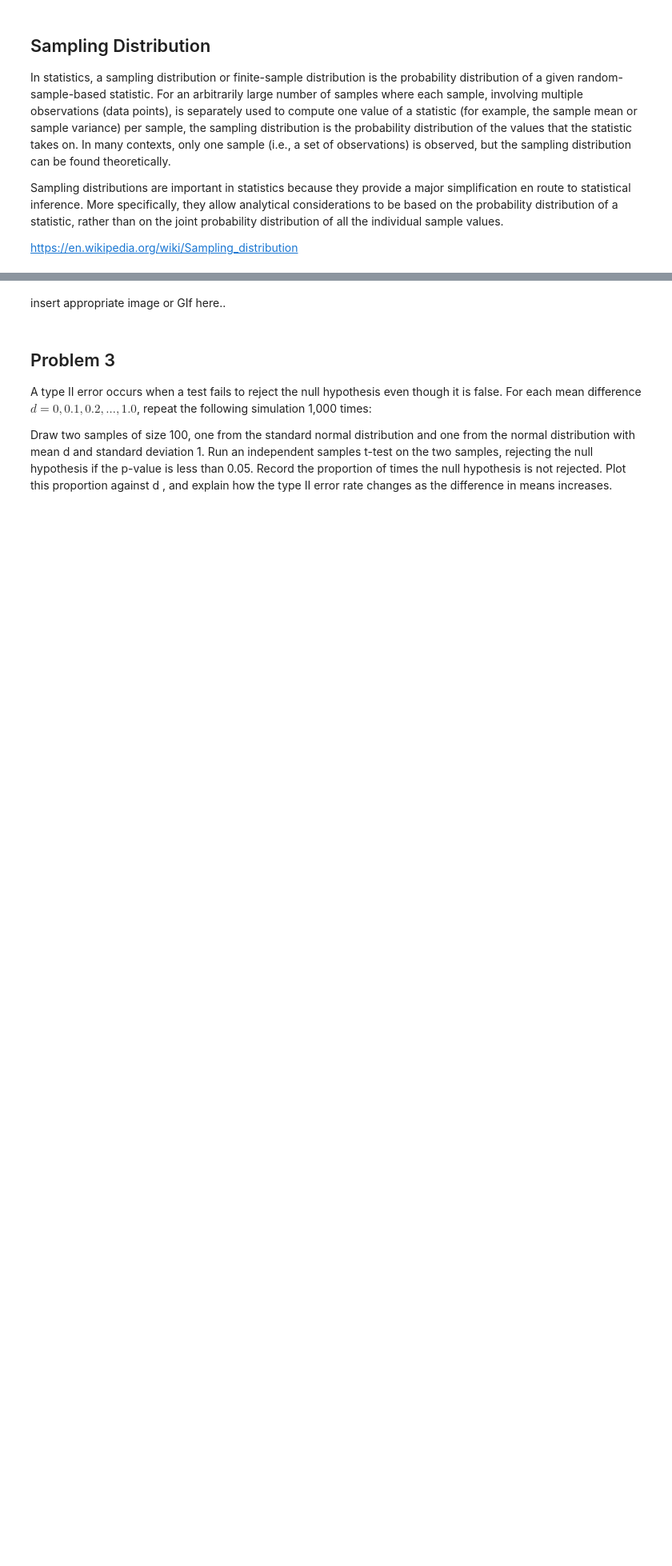
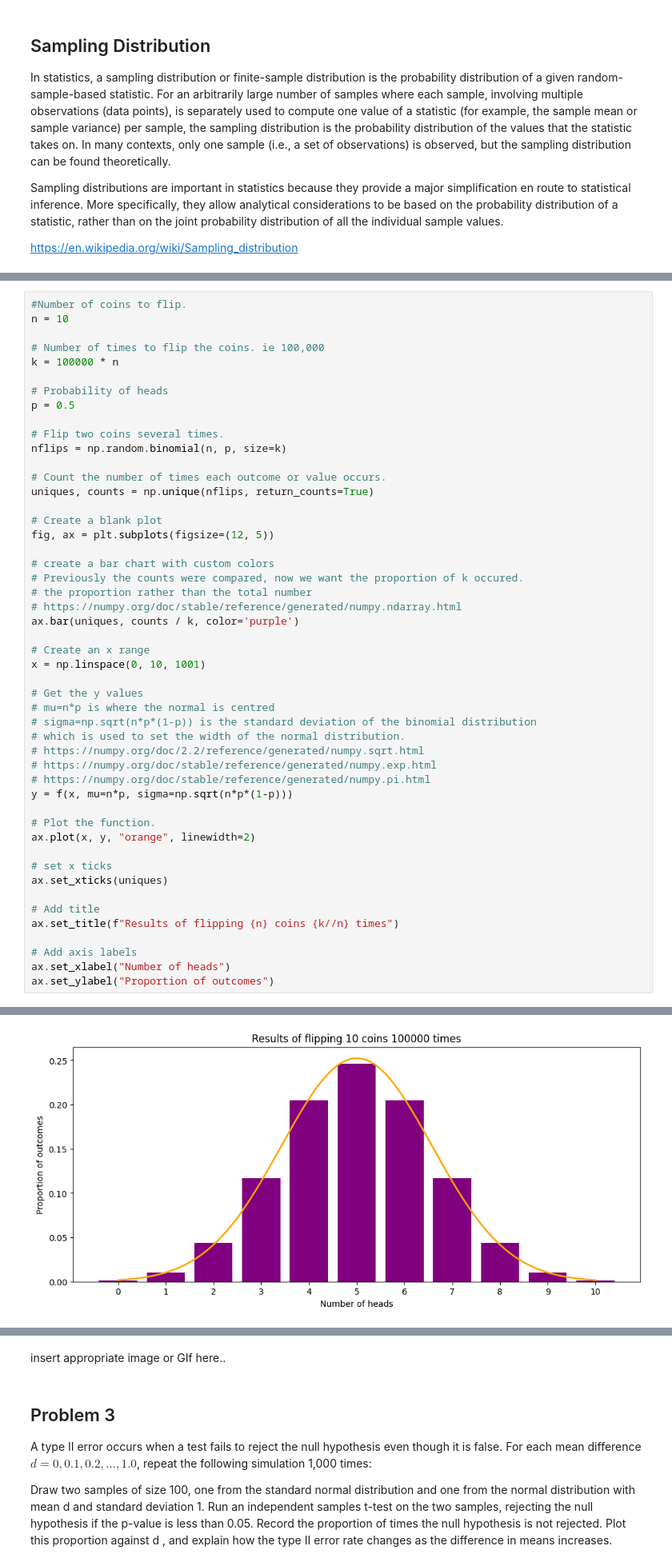
Before and after one commit to GraceMarySmyth/applied-statistics-assessment, a Jupyter notebook: problems.ipynb, the cells around one changed output, grey strips where cells are left out. Shown at 80% size. Cells and saved outputs as stored; diff of their text form; blank space fills up the shorter version.

```diff
--- a/problems.ipynb
+++ b/problems.ipynb
@@ -870,0 +878,50 @@ https://en.wikipedia.org/wiki/Sampling_distribution
+# %%
+#Number of coins to flip.
+n = 10
+
+# Number of times to flip the coins. ie 100,000
+k = 100000 * n
+
+# Probability of heads
+p = 0.5
+
+# Flip two coins several times.
+nflips = np.random.binomial(n, p, size=k)
+
+# Count the number of times each outcome or value occurs.
+uniques, counts = np.unique(nflips, return_counts=True)
+
+# Create a blank plot
+fig, ax = plt.subplots(figsize=(12, 5))
+
+# create a bar chart with custom colors
+# Previously the counts were compared, now we want the proportion of k occured.
+# the proportion rather than the total number
+# https://numpy.org/doc/stable/reference/generated/numpy.ndarray.html
+ax.bar(uniques, counts / k, color='purple')
+
+# Create an x range
+x = np.linspace(0, 10, 1001)
+
+# Get the y values
+# mu=n*p is where the normal is centred
+# sigma=np.sqrt(n*p*(1-p)) is the standard deviation of the binomial distribution
+# which is used to set the width of the normal distribution.
+# https://numpy.org/doc/2.2/reference/generated/numpy.sqrt.html
+# https://numpy.org/doc/stable/reference/generated/numpy.exp.html
+# https://numpy.org/doc/stable/reference/generated/numpy.pi.html
+y = f(x, mu=n*p, sigma=np.sqrt(n*p*(1-p)))
+
+# Plot the function.
+ax.plot(x, y, "orange", linewidth=2)
+
+# set x ticks
+ax.set_xticks(uniques)
+
+# Add title
+ax.set_title(f"Results of flipping {n} coins {k//n} times")
+
+# Add axis labels
+ax.set_xlabel("Number of heads")
+ax.set_ylabel("Proportion of outcomes")
+# %% [output]
@@ -870,0 +929 @@ https://en.wikipedia.org/wiki/Sampling_distribution
+[figure, added]
```
Also changed, not shown: parts of 14 cells of this notebook, 1 other file.
